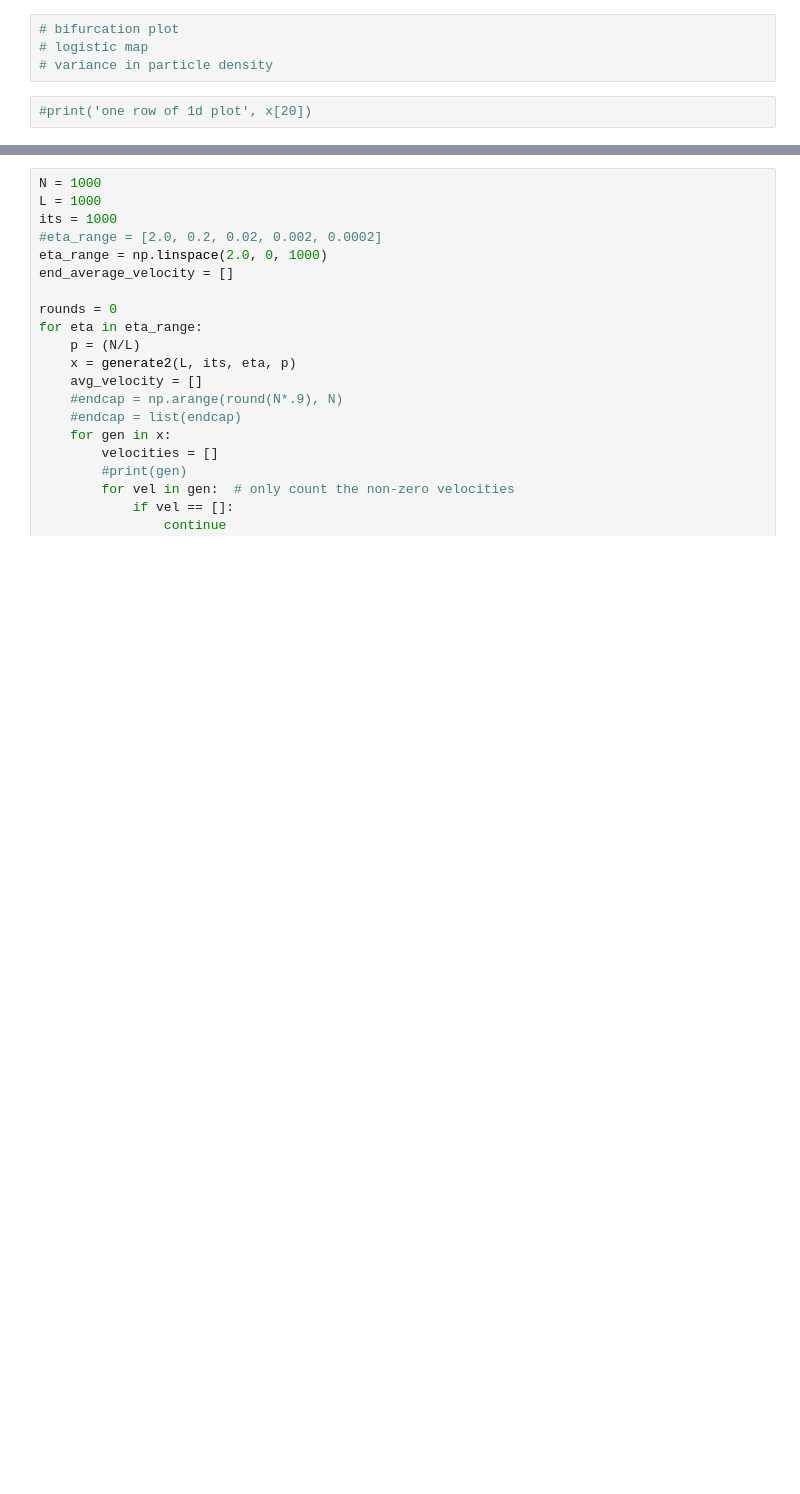
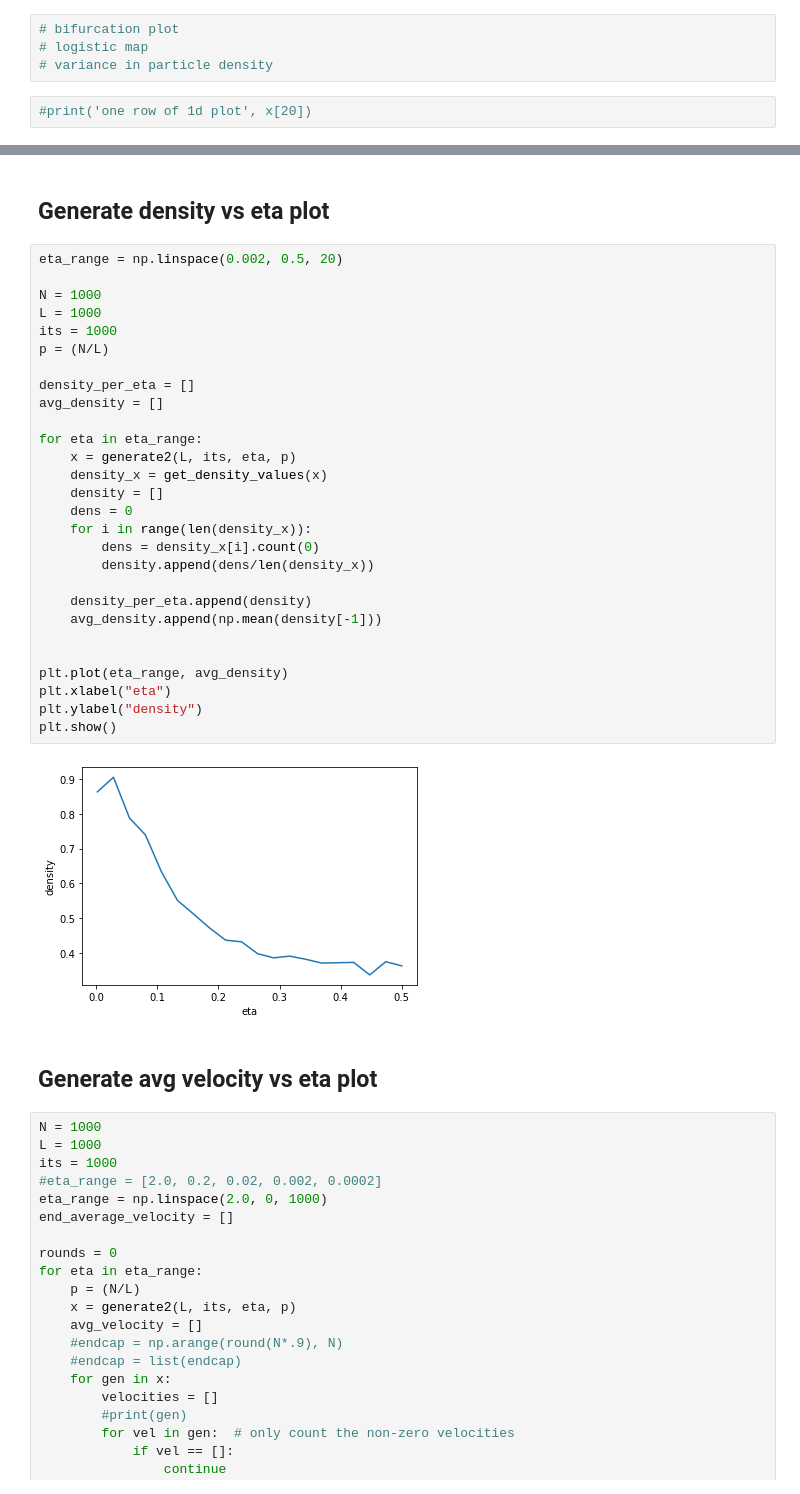
Before and after one commit to wiebetimmers/CSS-ParticleFlocking, a Jupyter notebook: 1D_viscek_automata_density.ipynb, the cells around one changed output, grey strips where cells are left out. Drawn from its saved outputs; the diff is of its cells as text; blank space fills up the shorter version.

```diff
--- a/1D_viscek_automata_density.ipynb
+++ b/1D_viscek_automata_density.ipynb
@@ -155,3 +241,37 @@ plt.imshow(density_x, interpolation='none')
+# %% [markdown]
+## Generate density vs eta plot
+# %%
+eta_range = np.linspace(0.002, 0.5, 20)
+
+N = 1000
+L = 1000
+its = 1000
+p = (N/L)
+
+density_per_eta = []
+avg_density = []
+
+for eta in eta_range:
+    x = generate2(L, its, eta, p)
+    density_x = get_density_values(x)
+    density = []
+    dens = 0
+    for i in range(len(density_x)):
+        dens = density_x[i].count(0)
+        density.append(dens/len(density_x))
+
+    density_per_eta.append(density)
+    avg_density.append(np.mean(density[-1]))
+
+
+plt.plot(eta_range, avg_density)
+plt.xlabel("eta")
+plt.ylabel("density")
+plt.show()
+# %% [output]
+[figure, added]
+# %% [markdown]
+## Generate avg velocity vs eta plot
 # %%
 N = 1000
 L = 1000
```
Also changed, not shown: parts of 11 cells of this notebook.
